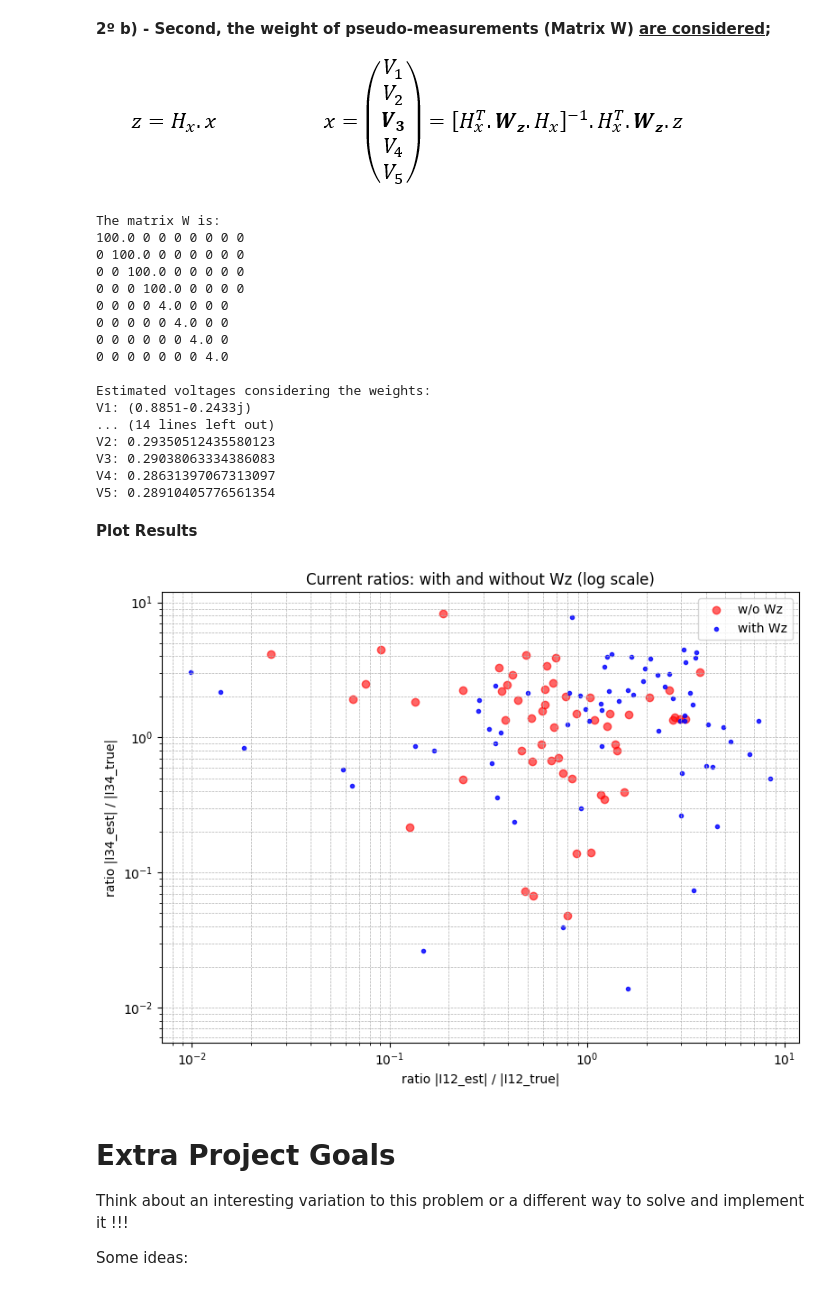
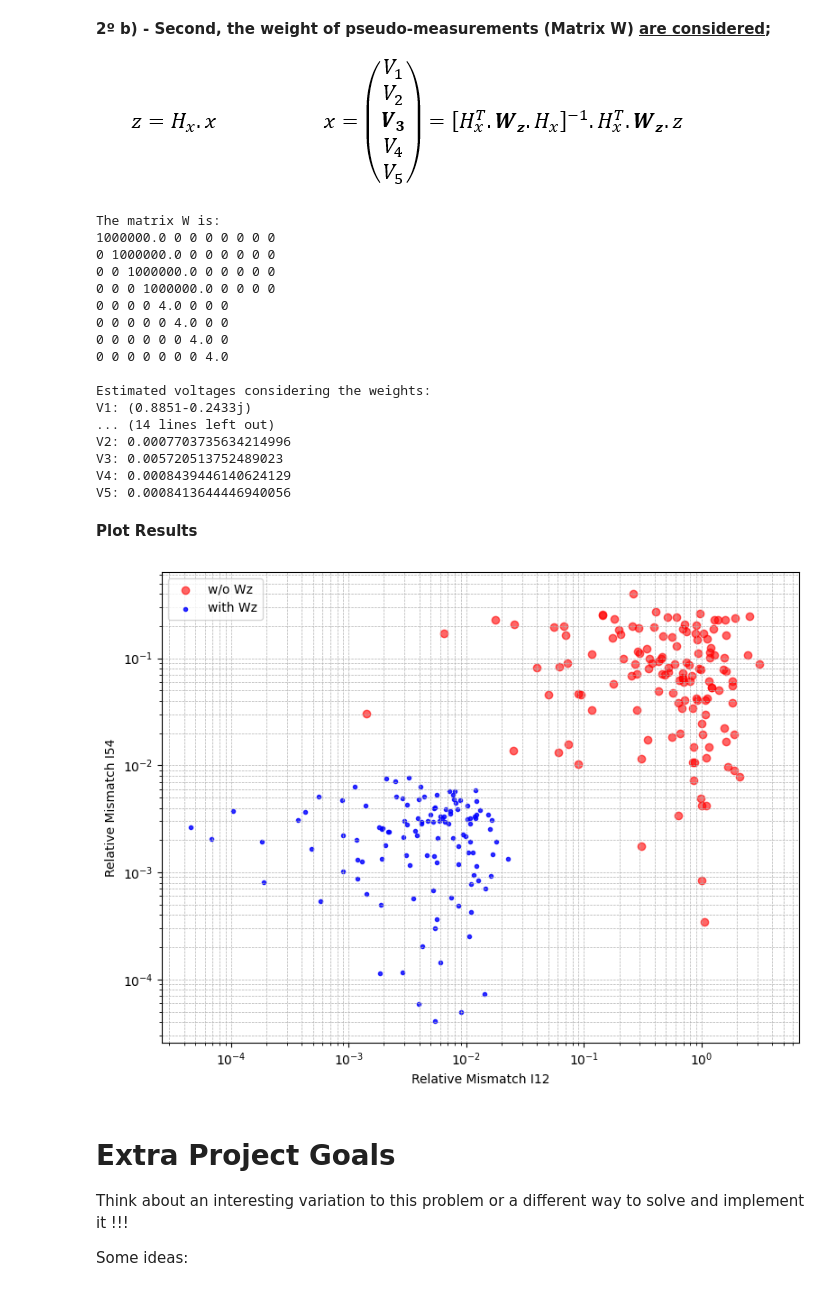
Before and after one commit to matildeaugusto/ADRI, a Jupyter notebook: 3/Class3_Students.ipynb, the cells around one changed output. Cells and saved outputs as stored; diff of their text form; code cells hidden in the pictures.

```diff
--- a/3/Class3_Students.ipynb
+++ b/3/Class3_Students.ipynb
@@ -29,7 +29,7 @@ import matplotlib.pyplot as plt
 # %%
 networkFactor = 100    # To change the characteristics of the network (Y)
 cosPhi=0.95            # Value of teta
-m=100                  # Number of Iterations
+m=500                  # Number of Iterations
 sig=0.5                # Noise factor
 # %% [markdown]
 <b>Import data (From Excel file)
@@ -302,10 +302,10 @@ I3m: (-1.4934+0.4908568426741143j)
 # %%
 # sig = 0.5
 #Noise to be added to measurements
-sig_m = sig / 5
+sig_m = 0.0001
 e_m = np.random.normal(0.0, 1.0, size=(4,m)) * sig_m
 #Noise to be added to peseudo-measurements
-sig_pm = sig
+sig_pm = 0.5
 e_pm = np.random.normal(0.0, 1.0, size=(4,m)) * sig_pm
 
 noise=0.5
@@ -354,34 +354,34 @@ for i in range(m):
     # Build noisy measurement vector
     b1 = np.zeros(8, dtype=complex)
     #Introduce error in the measurements (Matrix z)
-    b1[0:8]=b0[0:8] + e_gaussian[:,i] # Adding Gaussian noise to the measurements
-    #b1[0:4]=b0[0:4] + e_m[:,i] --- IGNORE ---
-    #b1[4:8]=I + e_pm[:,i] --- IGNORE ---
+    #b1[0:8]=b0[0:8] + e_gaussian[:,i] # Adding Gaussian noise to the measurements
+    b1[0:4]=b0[0:4] + e_m[:,i]
+    b1[4:8]=I + e_pm[:,i]
 
     #Estimate the voltages based on measurements with the errors
     #x1_noise=np.dot(np.linalg.inv(Hx.T.dot(Hx)),Hx.T.dot(b1))
     x1_noise = np.linalg.inv(Hx.conj().T @ Hx) @ (Hx.conj().T @ b1)
-    r1 = b1 - Hx @ x1_noise
+    # r1 = b1 - Hx @ x1_noise
 
-    #Accumulated value of estimations
+    # #Accumulated value of estimations
     sx1=sx1+x1_noise
 
     #Errors in the voltages
     #rms1[:,i]=np.sqrt(np.dot((x1_noise-x1),np.conjugate(x1_noise-x1)))
     rms1[:,i] = np.abs(x1_noise - x1)
 
-    h1 = Hx @ x1_noise
-    r1 = b1 - h1
+    # h1 = Hx @ x1_noise
+    # r1 = b1 - h1
 
     # x1 is the initial estimation not considering the noise
     # x1_noise is the estimation considering the noise
 
     # Relative current errors (To be used in the graphics)
+    ei12a1[i]=np.divide(np.absolute(np.dot(Y[0,1],(x1_noise[0]-x1_noise[1])))-np.absolute(np.dot(Y[0,1],(v[0]-v[1]))),np.absolute(np.dot(Y[0,1],(v[0]-v[1]))))
+    ei54a1[i]=np.divide(np.absolute(np.dot(Y[3,4],(1-x1_noise[3])))-np.absolute(np.dot(Y[3,4],(1-v[3]))),np.absolute(np.dot(Y[3,4],(1-v[3]))))
+    # resíduos normalizados (sem Wz)
     # ei12a1[i]=np.divide(np.absolute(np.dot(Y[0,1],(x1_noise[0]-x1_noise[1])))-np.absolute(np.dot(Y[0,1],(v[0]-v[1]))),np.absolute(np.dot(Y[0,1],(v[0]-v[1]))))
     # ei54a1[i]=np.divide(np.absolute(np.dot(Y[3,4],(1-x1_noise[3])))-np.absolute(np.dot(Y[3,4],(1-v[3]))),np.absolute(np.dot(Y[3,4],(1-v[3]))))
-    # resíduos normalizados (sem Wz)
-    ei12a1[i]=np.divide(np.absolute(np.dot(Y[0,1],(x1_noise[0]-x1_noise[1])))-np.absolute(np.dot(Y[0,1],(v[0]-v[1]))),np.absolute(np.dot(Y[0,1],(v[0]-v[1]))))
-    ei54a1[i]=np.divide(np.absolute(np.dot(Y[3,4],(1-x1_noise[3])))-np.absolute(np.dot(Y[3,4],(1-v[3]))),np.absolute(np.dot(Y[3,4],(1-v[3]))))
 
 
 #Average Voltage Estimation
@@ -470,7 +470,9 @@ ei54a2=np.zeros(m)
 for i in range(m):
     #Introduce error in the measurements (Matrix z)
     b1 = np.zeros(8, dtype=complex)
-    b1[0:8]=b0[0:8] + e_gaussian[:,i]
+    # b1[0:8]=b0[0:8] + e_gaussian[:,i]
+    b1[0:4]=b0[0:4] + e_m[:,i]
+    b1[4:8]=I + e_pm[:,i]
     #Estimate the voltages based on measurements with the errors
     #x2_noise=np.dot(np.linalg.inv(Hx.T.dot(W).dot(Hx)),Hx.T.dot(W).dot(b1))
     x2_noise = np.linalg.inv(Hx.conj().T @ W @ Hx) @ (Hx.conj().T @ W @ b1)
@@ -486,10 +488,10 @@ for i in range(m):
 
     r2 = b1 - h2
     #Relative current errors (To be used in the graphics)
+    ei12a2[i]=np.divide(np.absolute(np.dot(Y[0,1],(x2_noise[0]-x2_noise[1])))-np.absolute(np.dot(Y[0,1],(v[0]-v[1]))),np.absolute(np.dot(Y[0,1],(v[0]-v[1]))))
+    ei54a2[i]=np.divide(np.absolute(np.dot(Y[3,4],(1-x2_noise[3])))-np.absolute(np.dot(Y[3,4],(1-v[3]))),np.absolute(np.dot(Y[3,4],(1-v[3]))))
     # ei12a2[i]=np.divide(np.absolute(np.dot(Y[0,1],(x2_noise[0]-x2_noise[1])))-np.absolute(np.dot(Y[0,1],(v[0]-v[1]))),np.absolute(np.dot(Y[0,1],(v[0]-v[1]))))
     # ei54a2[i]=np.divide(np.absolute(np.dot(Y[3,4],(1-x2_noise[3])))-np.absolute(np.dot(Y[3,4],(1-v[3]))),np.absolute(np.dot(Y[3,4],(1-v[3]))))
-    ei12a2[i]=np.divide(np.absolute(np.dot(Y[0,1],(x2_noise[0]-x2_noise[1])))-np.absolute(np.dot(Y[0,1],(v[0]-v[1]))),np.absolute(np.dot(Y[0,1],(v[0]-v[1]))))
-    ei54a2[i]=np.divide(np.absolute(np.dot(Y[3,4],(1-x2_noise[3])))-np.absolute(np.dot(Y[3,4],(1-v[3]))),np.absolute(np.dot(Y[3,4],(1-v[3]))))
 
 #Average Voltage Estimation
 x_avg2=sx2/m
@@ -509,10 +511,10 @@ for i in range(len(ee2)):
     print(f"{x1_states[i]}: {ee2[i]}")
 # %% [output]
 The matrix W is:
-100.0 0 0 0 0 0 0 0
-0 100.0 0 0 0 0 0 0
-0 0 100.0 0 0 0 0 0
-0 0 0 100.0 0 0 0 0
+1000000.0 0 0 0 0 0 0 0
+0 1000000.0 0 0 0 0 0 0
+0 0 1000000.0 0 0 0 0 0
+0 0 0 1000000.0 0 0 0 0
 0 0 0 0 4.0 0 0 0
 0 0 0 0 0 4.0 0 0
 0 0 0 0 0 0 4.0 0
@@ -521,44 +523,44 @@ The matrix W is:
 Estimated voltages considering the weights:
 V1: (0.8851-0.2433j)
 ... (14 lines left out)
-V2: 0.29350512435580123
-V3: 0.29038063334386083
-V4: 0.28631397067313097
-V5: 0.28910405776561354
+V2: 0.0007703735634214996
+V3: 0.005720513752489023
+V4: 0.0008439446140624129
+V5: 0.0008413644446940056
 # %% [markdown]
 <b>Plot Results
 # %%
-# Current mismatch error graphics
+# # Current mismatch error graphics
 
 # # Plot of relative current mismatch error for I12 and I54 scatter plot
 # plt.figure(figsize=(10, 5))
 # plt.scatter(ei12a1, ei54a1, color='blue', label='Without Weights', alpha=0.5)
 # plt.scatter(ei12a2, ei54a2, color='orange', label='With Weights', alpha=0.5)
 # plt.title('Relative Current Mismatch Error for I12 and I54')
 # plt.xlabel('Relative Current Mismatch Error for I12')
 # plt.ylabel('Relative Current Mismatch Error for I54')
 # plt.legend()
 # plt.grid()
 # plt.show()
 
 
 plt.figure(figsize=(8,6))
 
 plt.scatter(ei12a1, ei54a1, color='red', marker='o', alpha=0.6, label='w/o Wz')
 plt.scatter(ei12a2, ei54a2, color='blue', marker='.', alpha=0.8, label='with Wz')
 
 plt.xscale('log')
 plt.yscale('log')
 
-plt.xlabel('ratio |I12_est| / |I12_true|')
-plt.ylabel('ratio |I34_est| / |I34_true|')
-plt.title('Current ratios: with and without Wz (log scale)')
+plt.xlabel('Relative Mismatch I12')
+plt.ylabel('Relative Mismatch I54')
+plt.title('')
 plt.grid(True, which='both', linestyle='--', linewidth=0.5)
 plt.legend()
 plt.tight_layout()
 plt.show()
 # %% [output]
-[figure, old version]
+[figure, new version]
 # %% [markdown]
 # Extra Project Goals
 Think about an interesting variation to this problem or a different way to solve and implement it !!!
```
Also changed, not shown: parts of 3 cells of this notebook.
